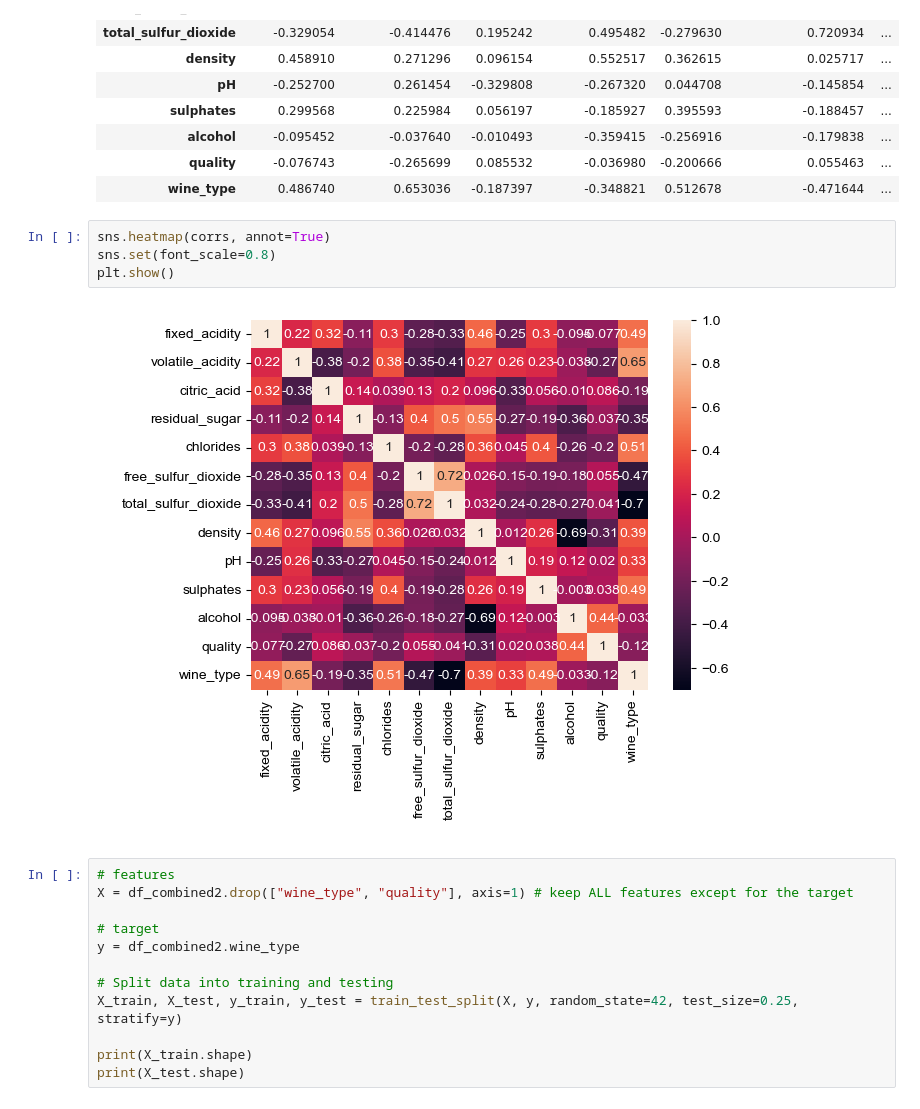
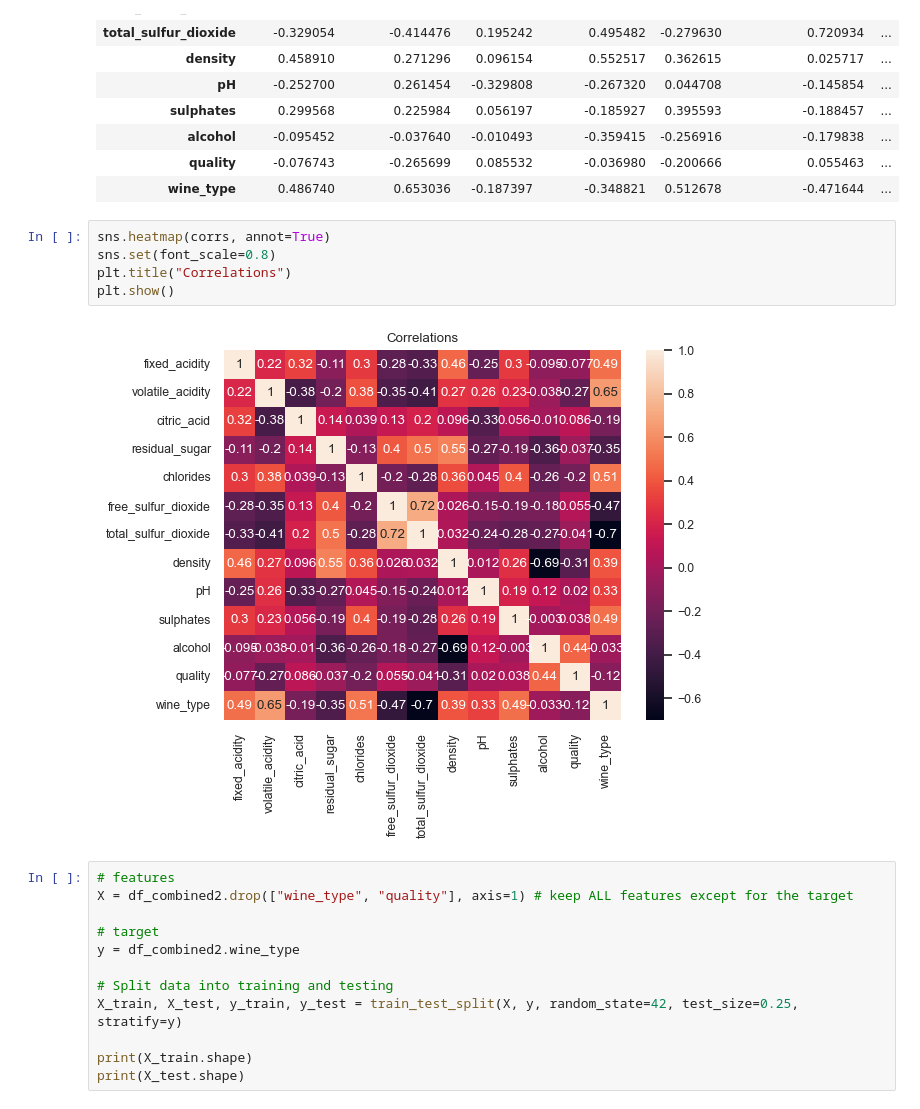
Before and after one commit to Berli85/Project4_Team2, a Jupyter notebook: combined_dataset/machine_learning_classification.ipynb, the cells around one changed output. Cells and saved outputs as stored; diff of their text form.

```diff
--- a/combined_dataset/machine_learning_classification.ipynb
+++ b/combined_dataset/machine_learning_classification.ipynb
@@ -238,9 +223,10 @@ corrs
 # %%
 sns.heatmap(corrs, annot=True)
 sns.set(font_scale=0.8)
+plt.title("Correlations")
 plt.show()
 # %% [output]
-[figure, old version]
+[figure, new version]
 # %%
 # features
 X = df_combined2.drop(["wine_type", "quality"], axis=1) # keep ALL features except for the target
```
Also changed, not shown: parts of 12 cells of this notebook, 9 other files.
